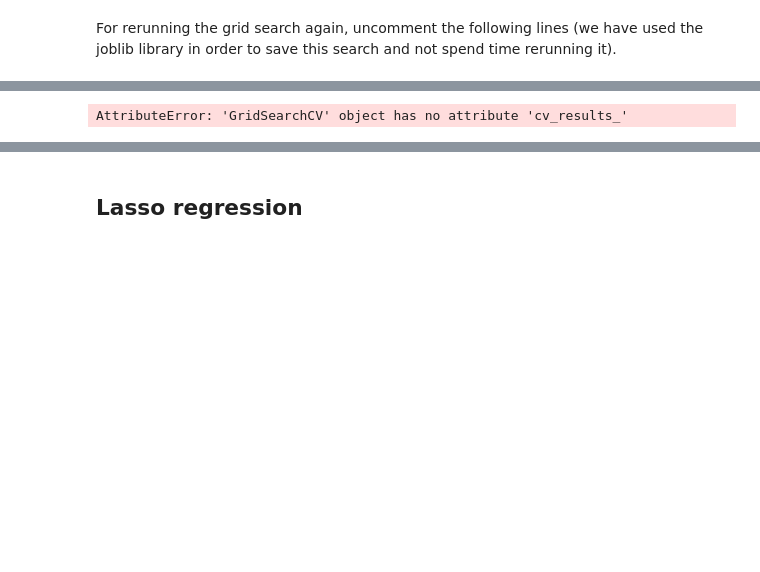
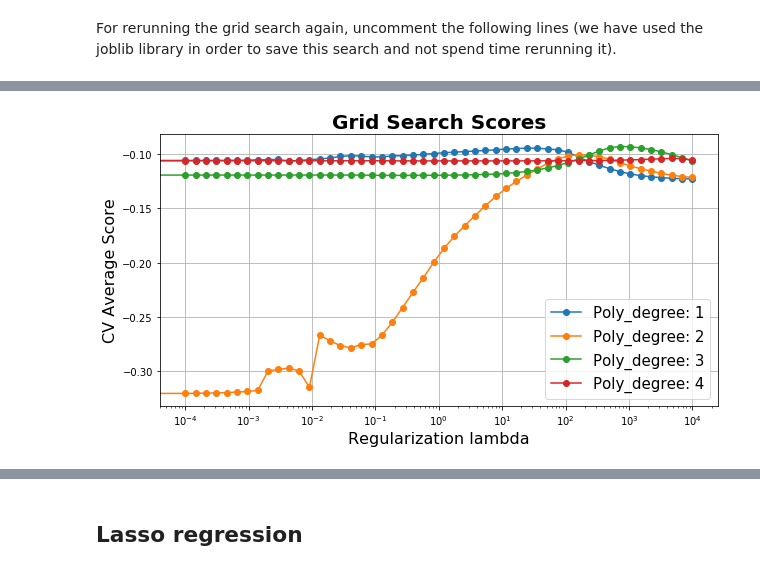
Before and after one commit to joSanchez28/Machine-Learning-EPFL, a Jupyter notebook: Project2-ArchitectureExperiment/Project2-Notebook - New Approach.ipynb, the cells around one changed output, grey strips where cells are left out. Cells and saved outputs as stored; diff of their text form; code cells hidden in the pictures; blank space fills up the shorter version.

```diff
--- a/Project2-ArchitectureExperiment/Project2-Notebook - New Approach.ipynb
+++ b/Project2-ArchitectureExperiment/Project2-Notebook - New Approach.ipynb
@@ -798,12 +613,12 @@ from sklearn.model_selection import GridSearchCV
 from sklearn.model_selection import train_test_split
 
 #lambdas = [0.000001,0.00001,0.0001, 0.001, 0.01, 0.1, 1, 10, 100, 1000]
-lambdas = np.concatenate((np.array([0]), np.logspace(-9, 4, 22)), axis=0)
+lambdas = np.concatenate((np.array([0]), np.logspace(-4, 4, 50)), axis=0)
 degrees = np.array([1, 2, 3, 4])
 
 param_grid = dict(poly__degree = degrees,
                   rig_reg__alpha = lambdas)
-grid_search = GridSearchCV(pipe_ridge, param_grid=param_grid, cv=5, scoring='neg_mean_absolute_error')
+grid_search = GridSearchCV(pipe, param_grid=param_grid, cv=5, scoring='neg_mean_absolute_error')
 # %%
 X_train, X_test, y_train, y_test = train_test_split(
     x_data, y_data, test_size=0.2, random_state=0)
@@ -838,9 +665,10 @@ AttributeError: 'GridSearchCV' object has no attribute 'best_params_'
 # %%
 # Calling Method
-grid_ridge_plot = plot_grid_search(grid_search.cv_results_, lambdas, degrees, 'rig_reg__alpha', 'poly__degree')
+grid_ridge_plot = plot_grid_search(grid_search.cv_results_, lambdas, degrees, 'Regularization lambda', 'Poly_degree', log_scale=True)
+grid_ridge_plot.set_size_inches(10,5)
 grid_ridge_plot.savefig(VIS_FOLDER + 'g_ridge_lambda_degree.png', bbox_inches='tight')
 # %% [output]
-AttributeError: 'GridSearchCV' object has no attribute 'cv_results_'
+[figure, added]
 # %%
 grid_search.best_score_
 # %% [output]
```
Also changed, not shown: parts of 103 cells of this notebook, 8 other files.
